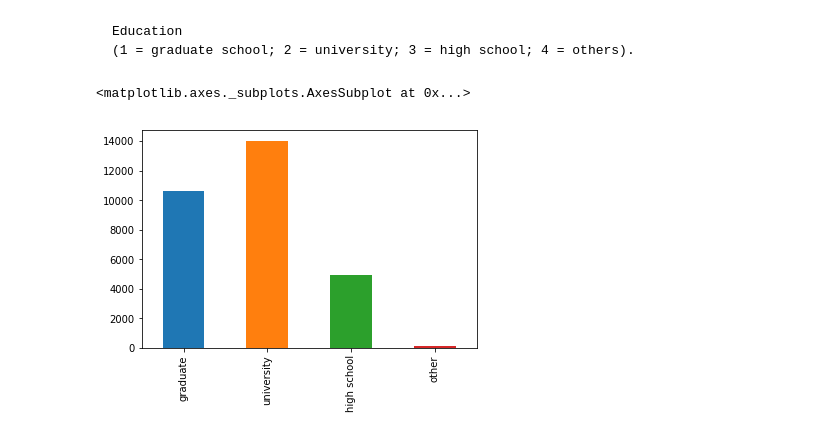
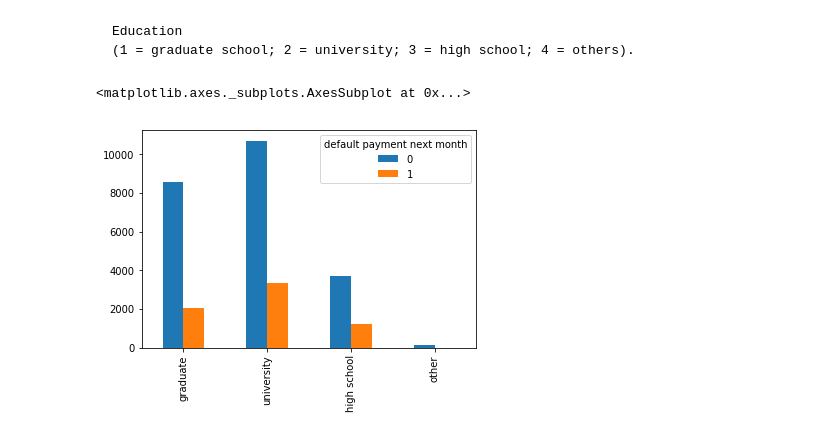
Before and after one commit to xhan7279/credit-default, a Jupyter notebook: credit-default.ipynb, the cells around one changed output. Cells and saved outputs as stored; diff of their text form; code cells hidden in the pictures.

```diff
--- a/credit-default.ipynb
+++ b/credit-default.ipynb
@@ -59,8 +63,9 @@ male =11888, 39.626666666666665%
     Education
     (1 = graduate school; 2 = university; 3 = high school; 4 = others).
 # %%
-edu = df['EDUCATION'].value_counts().sort_index()
-edu[edu.index.isin([1,2,3,4])].rename(index={1:'graduate', 2:'university', 3:'high school', 4:'other'}).plot(kind='bar')
+edu = df[['EDUCATION', 'default payment next month']].groupby(['EDUCATION', 'default payment next month']).size().unstack(level=1).reset_index()
+edu = edu[edu['EDUCATION'].isin([1,2,3,4])].rename(index={1:'graduate', 2:'university', 3:'high school', 4:'other'}).drop(['EDUCATION'], axis=1)
+edu.plot(kind='bar')
 # %% [output]
 <matplotlib.axes._subplots.AxesSubplot at 0x...>
-[figure, old version]
+[figure, new version]
```
Also changed, not shown: parts of 7 cells of this notebook.
